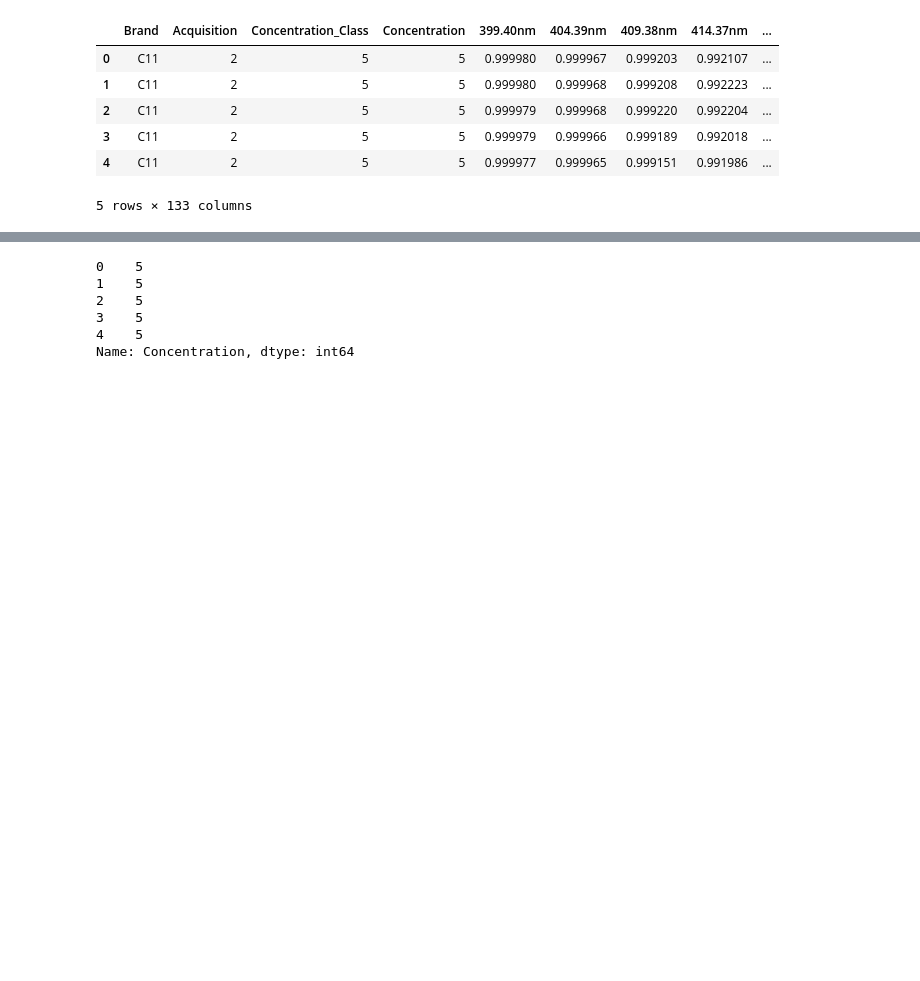
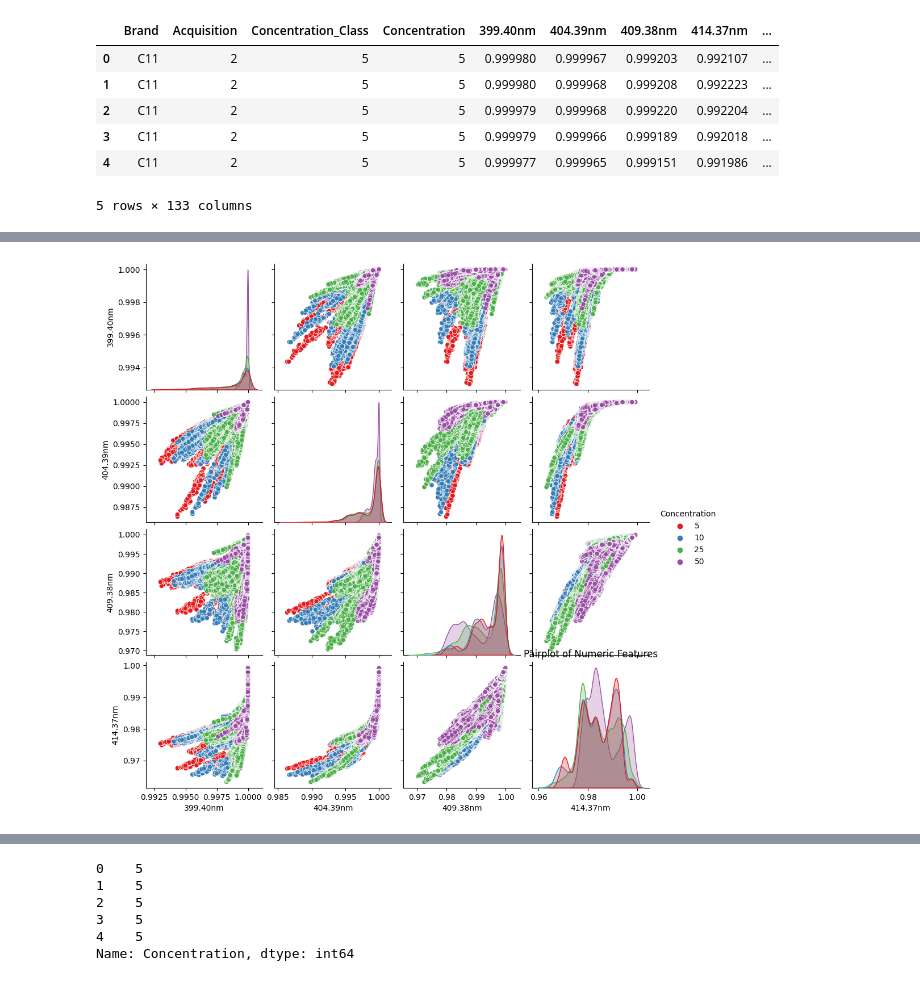
Before and after one commit to swapnita-pandey/Food-Adulteration, a Jupyter notebook: Honey_Adulteration/d.ipynb, the cells around one changed output, grey strips where cells are left out. Cells and saved outputs as stored; diff of their text form; code cells hidden in the pictures; blank space fills up the shorter version.

```diff
--- a/Honey_Adulteration/d.ipynb
+++ b/Honey_Adulteration/d.ipynb
@@ -134,0 +158,17 @@ df.head()
+# %%
+import warnings
+
+# To ignore all warnings, you can use:
+warnings.filterwarnings('ignore')
+
+# Define a custom color palette
+custom_palette = sns.color_palette("Set1")
+
+# Create a pairplot to visualize relationships between numeric features
+sns.pairplot(df[['Concentration', '399.40nm', '404.39nm', '409.38nm', '414.37nm']], hue='Concentration', diag_kind='kde', palette=custom_palette)
+#sns.pairplot(df[['Concentration', '399.40nm']], diag_kind='kde')
+
+plt.title('Pairplot of Numeric Features')
+plt.show()
+# %% [output]
+[figure, added]
```
Also changed, not shown: parts of 69 cells of this notebook.
